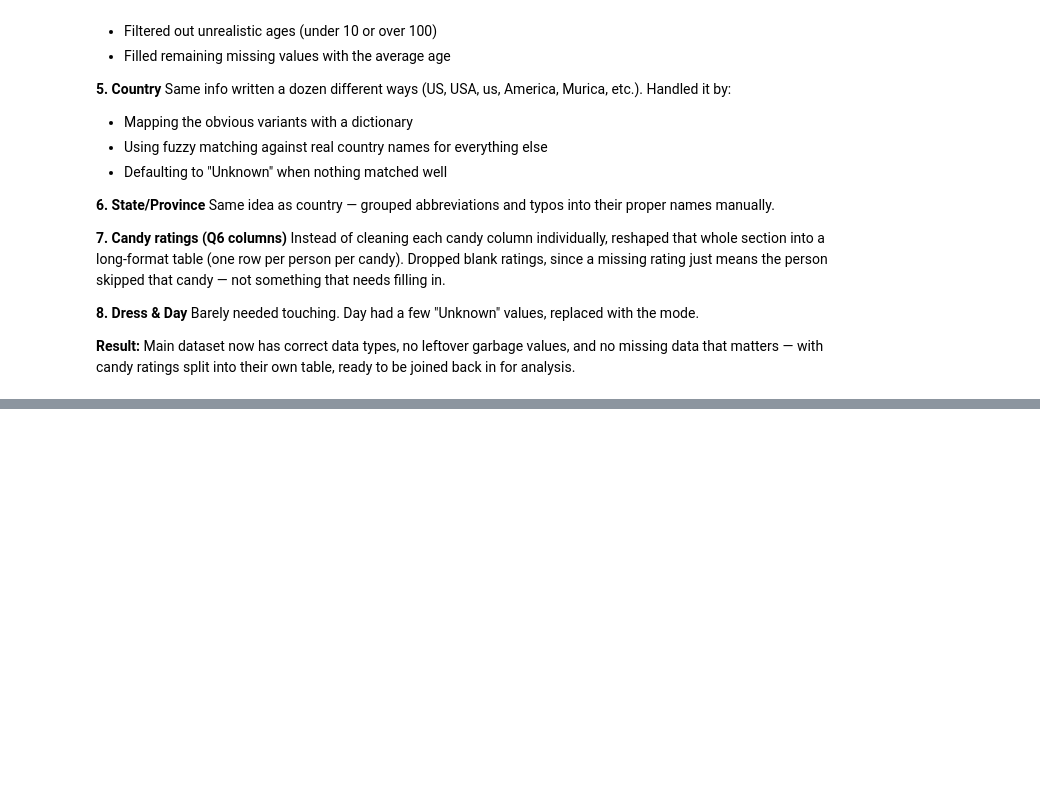
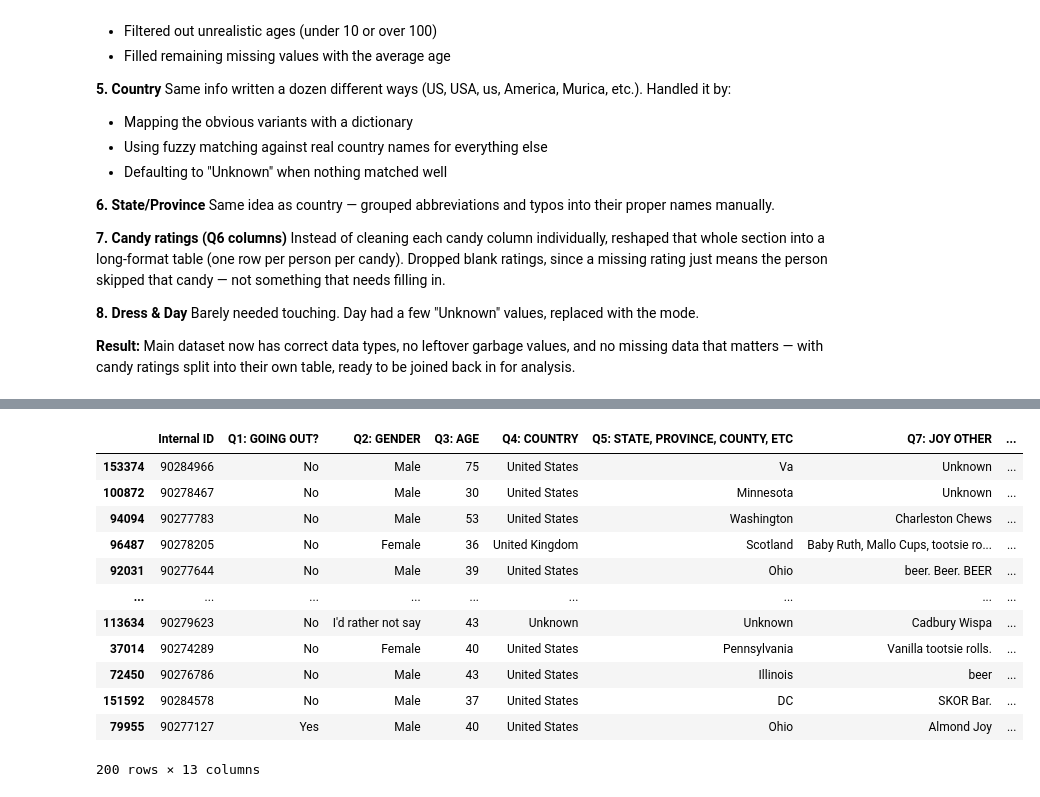
Before and after one commit to hussainkzaid/Candy_Template_project, a Jupyter notebook: Candy_Template.ipynb, the cells around one changed output, grey strips where cells are left out. Cells and saved outputs as stored; diff of their text form; code cells hidden in the pictures; blank space fills up the shorter version.

```diff
--- a/Candy_Template.ipynb
+++ b/Candy_Template.ipynb
@@ -589,0 +607,16 @@ Barely needed touching. Day had a few "Unknown" values, replaced with the mode.
+# %%
+merged.sample(200)
+# %% [output]
+|  | Internal ID | Q1: GOING OUT? | Q2: GENDER | Q3: AGE | Q4: COUNTRY | Q5: STATE, PROVINCE, COUNTY, ETC | Q7: JOY OTHER | ... |
+| 153374 | 90284966 | No | Male | 75 | United States | Va | Unknown | ... |
+| 100872 | 90278467 | No | Male | 30 | United States | Minnesota | Unknown | ... |
+| 94094 | 90277783 | No | Male | 53 | United States | Washington | Charleston Chews | ... |
+| 96487 | 90278205 | No | Female | 36 | United Kingdom | Scotland | Baby Ruth, Mallo Cups, tootsie ro... | ... |
+| 92031 | 90277644 | No | Male | 39 | United States | Ohio | beer. Beer. BEER | ... |
+| ... | ... | ... | ... | ... | ... | ... | ... | ... |
+| 113634 | 90279623 | No | I'd rather not say | 43 | Unknown | Unknown | Cadbury Wispa | ... |
+| 37014 | 90274289 | No | Female | 40 | United States | Pennsylvania | Vanilla tootsie rolls. | ... |
+| 72450 | 90276786 | No | Male | 43 | United States | Illinois | beer | ... |
+| 151592 | 90284578 | No | Male | 37 | United States | DC | SKOR Bar. | ... |
+| 79955 | 90277127 | Yes | Male | 40 | United States | Ohio | Almond Joy | ... |
+200 rows × 13 columns
```
Also changed, not shown: parts of 1 cell of this notebook.
